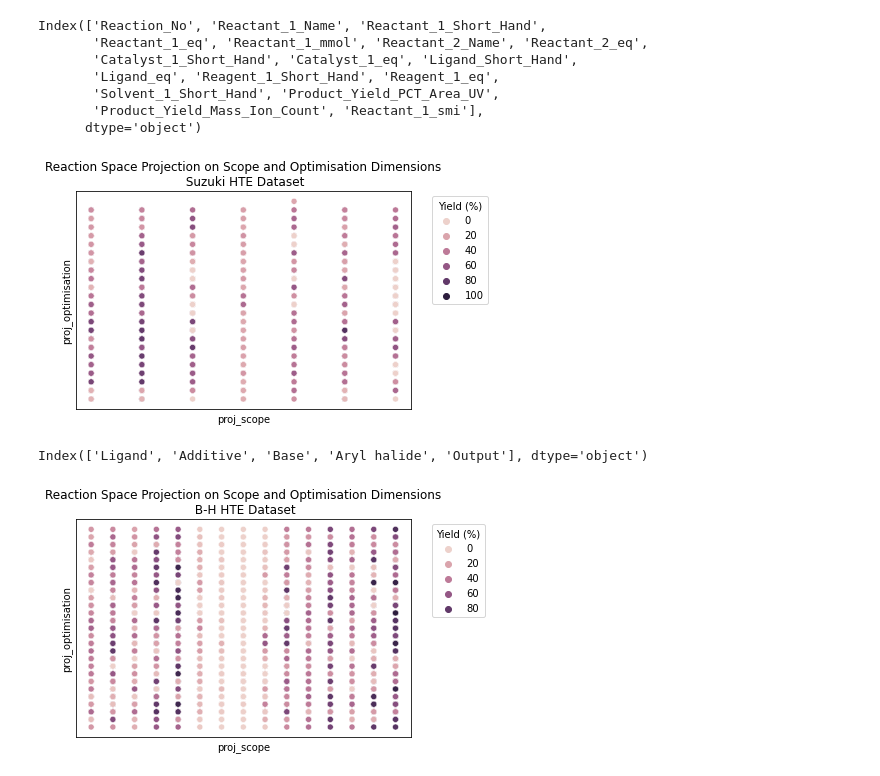
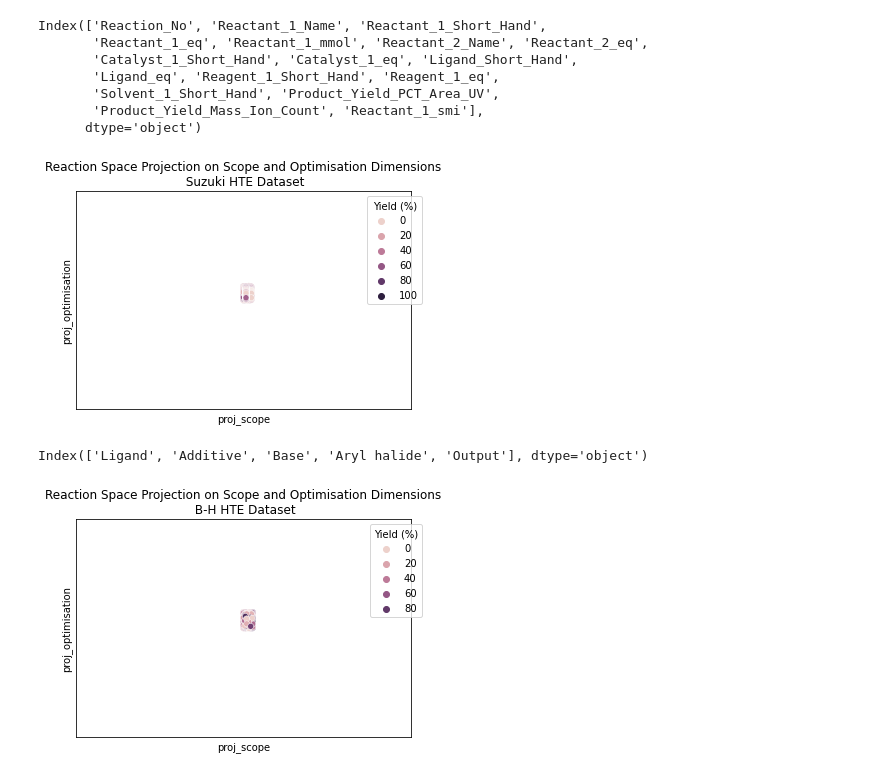
Before and after one commit to truejulosdu13/NiCOlit, a Jupyter notebook: HTE_vs_Literature/Visualisation_HTE_literature.ipynb, the cells around one changed output. Saved outputs shown, nothing was run; the diff lists cells and outputs as text; code cells hidden in the pictures.

```diff
--- a/HTE_vs_Literature/Visualisation_HTE_literature.ipynb
+++ b/HTE_vs_Literature/Visualisation_HTE_literature.ipynb
@@ -10,6 +11,6 @@ from classic_descriptors.featurisation import one_hot_encoding
 from rdkit import Chem
 # %%
-df_lit = pd.read_csv("../data_csv/Data_test11162021.csv")
+df_lit = pd.read_csv("../data_csv/Data_test11182021.csv")
 df_lit = preprocess(df_lit)
 # %%
 df_lit["GC/NMR Yield"].unique()
@@ -299,12 +300,14 @@ sub_df2["proj_optimisation"] = [np.dot(x,opt) for x in X ]
 # %%
 sns.scatterplot(data=sub_df2, x='proj_scope', y='proj_optimisation', hue='Product_Yield_PCT_Area_UV')
 plt.legend(title = 'Yield (%)', bbox_to_anchor=(1.05, 1))
 plt.xticks([])
 plt.yticks([])
 plt.title("Reaction Space Projection on Scope and Optimisation Dimensions\n Suzuki HTE Dataset")
+plt.xlim(-250, 250)
+plt.ylim(-175, 175)
 plt.savefig("hte_suz_projection_opt_scope.png", dpi=300, bbox_inches='tight')
 # %% [output]
-[figure, old version]
+[figure, new version]
 # %%
 sub_df3 = df_hte_bh
 # %%
@@ -335,10 +338,12 @@ sns.scatterplot(data=sub_df3, x='proj_scope', y='proj_optimisation', hue='Output
 plt.legend(title = 'Yield (%)', bbox_to_anchor=(1.05, 1))
 plt.xticks([])
 plt.yticks([])
+plt.xlim(-250, 250)
+plt.ylim(-175, 175)
 plt.title("Reaction Space Projection on Scope and Optimisation Dimensions\n B-H HTE Dataset")
 plt.savefig("hte_bh_projection_opt_scope.png", dpi=300, bbox_inches='tight')
 # %% [output]
-[figure, old version]
+[figure, new version]
 # %%
 fig, ((ax1, ax2), (ax3, ax4)) = plt.subplots(2, 2, figsize=(10,10))
 ax1.set_title("Reaction Space Projection on Scope and Optimisation\n Dimensions - Literature Extracted Dataset")
```
Also changed, not shown: parts of 15 cells of this notebook, 13 other files.
